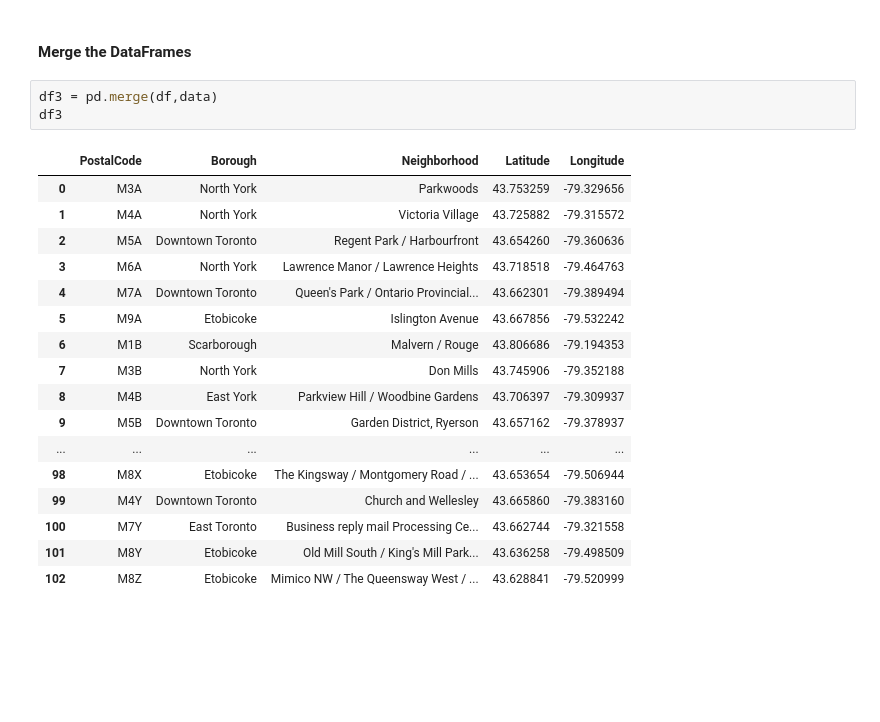
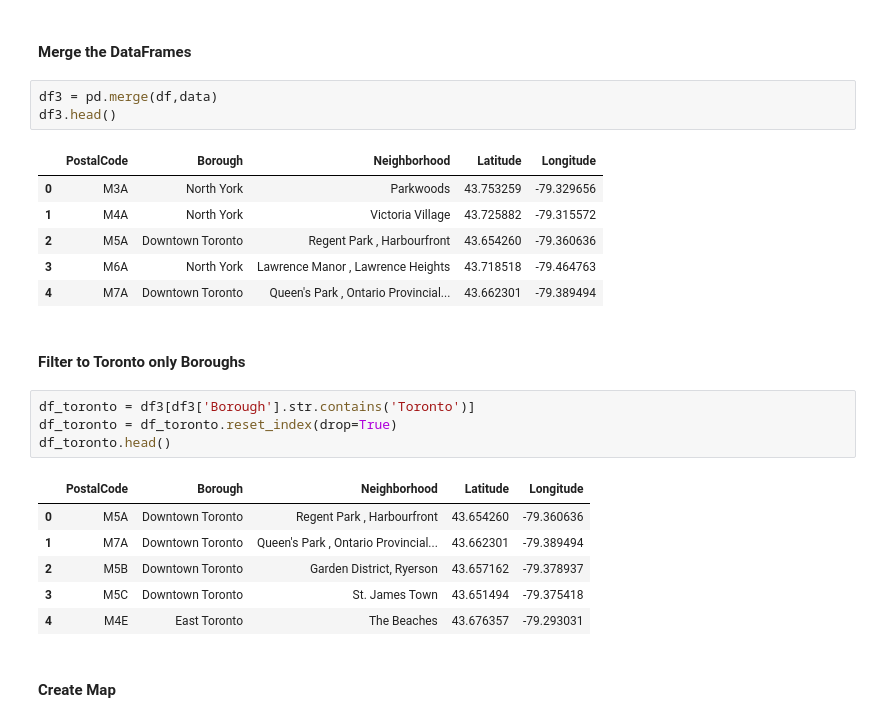
Before and after one commit to ennismenace/Coursera-Capstone, a Jupyter notebook: Week3_LatLongTO.ipynb, the cells around one changed output. Drawn from its saved outputs; the diff is of its cells as text; blank space fills up the shorter version.

```diff
--- a/Week3_LatLongTO.ipynb
+++ b/Week3_LatLongTO.ipynb
@@ -180,22 +167,26 @@ data.head()
 #### Merge the DataFrames
 # %%
 df3 = pd.merge(df,data)
-df3
+df3.head()
 # %% [output]
 |  | PostalCode | Borough | Neighborhood | Latitude | Longitude |
 | 0 | M3A | North York | Parkwoods | 43.753259 | -79.329656 |
 | 1 | M4A | North York | Victoria Village | 43.725882 | -79.315572 |
-| 2 | M5A | Downtown Toronto | Regent Park / Harbourfront | 43.654260 | -79.360636 |
-| 3 | M6A | North York | Lawrence Manor / Lawrence Heights | 43.718518 | -79.464763 |
-| 4 | M7A | Downtown Toronto | Queen's Park / Ontario Provincial... | 43.662301 | -79.389494 |
-| 5 | M9A | Etobicoke | Islington Avenue | 43.667856 | -79.532242 |
-| 6 | M1B | Scarborough | Malvern / Rouge | 43.806686 | -79.194353 |
-| 7 | M3B | North York | Don Mills | 43.745906 | -79.352188 |
-| 8 | M4B | East York | Parkview Hill / Woodbine Gardens | 43.706397 | -79.309937 |
-| 9 | M5B | Downtown Toronto | Garden District, Ryerson | 43.657162 | -79.378937 |
-| ... | ... | ... | ... | ... | ... |
-| 98 | M8X | Etobicoke | The Kingsway / Montgomery Road / ... | 43.653654 | -79.506944 |
-| 99 | M4Y | Downtown Toronto | Church and Wellesley | 43.665860 | -79.383160 |
-| 100 | M7Y | East Toronto | Business reply mail Processing Ce... | 43.662744 | -79.321558 |
-| 101 | M8Y | Etobicoke | Old Mill South / King's Mill Park... | 43.636258 | -79.498509 |
-| 102 | M8Z | Etobicoke | Mimico NW / The Queensway West / ... | 43.628841 | -79.520999 |
+| 2 | M5A | Downtown Toronto | Regent Park , Harbourfront | 43.654260 | -79.360636 |
+| 3 | M6A | North York | Lawrence Manor , Lawrence Heights | 43.718518 | -79.464763 |
+| 4 | M7A | Downtown Toronto | Queen's Park , Ontario Provincial... | 43.662301 | -79.389494 |
+# %% [markdown]
+#### Filter to Toronto only Boroughs
+# %%
+df_toronto = df3[df3['Borough'].str.contains('Toronto')]
+df_toronto = df_toronto.reset_index(drop=True)
+df_toronto.head()
+# %% [output]
+|  | PostalCode | Borough | Neighborhood | Latitude | Longitude |
+| 0 | M5A | Downtown Toronto | Regent Park , Harbourfront | 43.654260 | -79.360636 |
+| 1 | M7A | Downtown Toronto | Queen's Park , Ontario Provincial... | 43.662301 | -79.389494 |
+| 2 | M5B | Downtown Toronto | Garden District, Ryerson | 43.657162 | -79.378937 |
+| 3 | M5C | Downtown Toronto | St. James Town | 43.651494 | -79.375418 |
+| 4 | M4E | East Toronto | The Beaches | 43.676357 | -79.293031 |
+# %% [markdown]
+#### Create Map
```
Also changed, not shown: parts of 55 cells of this notebook.
